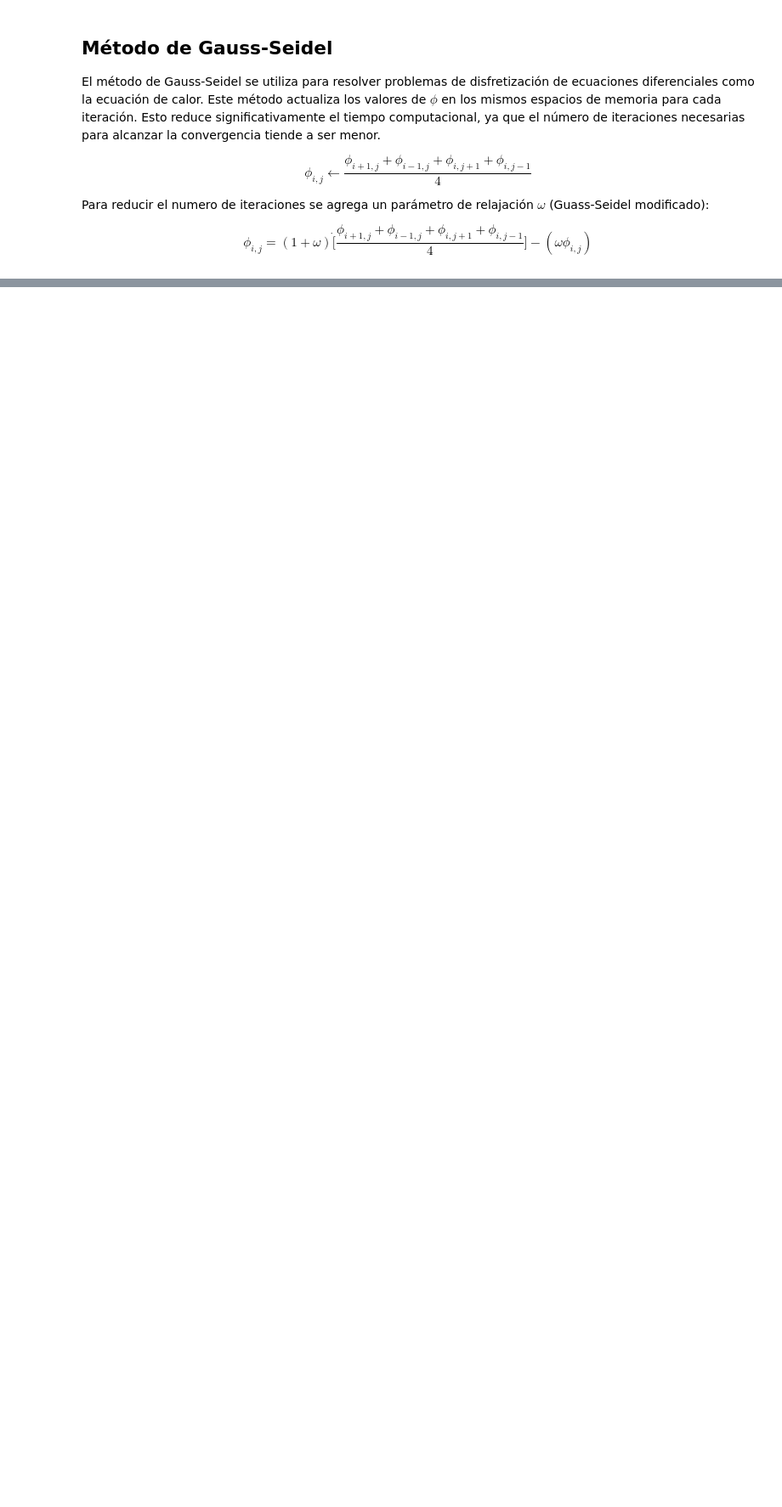
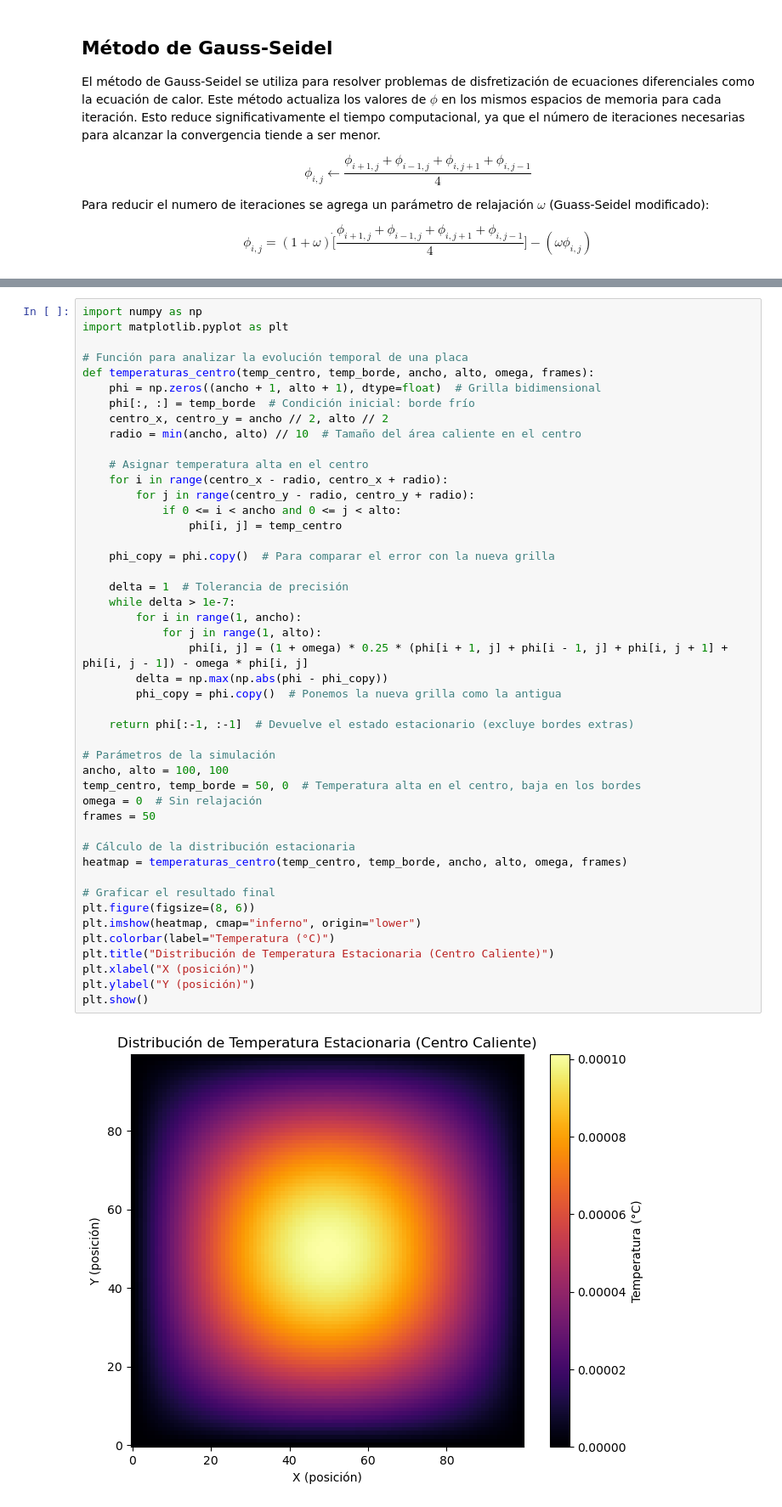
Before and after one commit to RobertoMendezAlfaro/Proyecto-Final-Ecuacion-de-Calor, a Jupyter notebook: codigos/proyecto_ecuacion_calor.ipynb, the cells around one changed output, grey strips where cells are left out. Shown: that part at 85% size. Drawn from its saved outputs; the diff is of its cells as text; blank space fills up the shorter version.

```diff
--- a/codigos/proyecto_ecuacion_calor.ipynb
+++ b/codigos/proyecto_ecuacion_calor.ipynb
@@ -79,0 +216,48 @@ $$
+# %%
+import numpy as np
+import matplotlib.pyplot as plt
+
+# Función para analizar la evolución temporal de una placa
+def temperaturas_centro(temp_centro, temp_borde, ancho, alto, omega, frames):
+    phi = np.zeros((ancho + 1, alto + 1), dtype=float)  # Grilla bidimensional
+    phi[:, :] = temp_borde  # Condición inicial: borde frío
+    centro_x, centro_y = ancho // 2, alto // 2
+    radio = min(ancho, alto) // 10  # Tamaño del área caliente en el centro
+
+    # Asignar temperatura alta en el centro
+    for i in range(centro_x - radio, centro_x + radio):
+        for j in range(centro_y - radio, centro_y + radio):
+            if 0 <= i < ancho and 0 <= j < alto:
+                phi[i, j] = temp_centro
+
+    phi_copy = phi.copy()  # Para comparar el error con la nueva grilla
+
+    delta = 1  # Tolerancia de precisión
+    while delta > 1e-7:
+        for i in range(1, ancho):
+            for j in range(1, alto):
+                phi[i, j] = (1 + omega) * 0.25 * (phi[i + 1, j] + phi[i - 1, j] + phi[i, j + 1] + phi[i, j - 1]) - omega * phi[i, j]
+        delta = np.max(np.abs(phi - phi_copy))
+        phi_copy = phi.copy()  # Ponemos la nueva grilla como la antigua
+
+    return phi[:-1, :-1]  # Devuelve el estado estacionario (excluye bordes extras)
+
+# Parámetros de la simulación
+ancho, alto = 100, 100
+temp_centro, temp_borde = 50, 0  # Temperatura alta en el centro, baja en los bordes
+omega = 0  # Sin relajación
+frames = 50
+
+# Cálculo de la distribución estacionaria
+heatmap = temperaturas_centro(temp_centro, temp_borde, ancho, alto, omega, frames)
+
+# Graficar el resultado final
+plt.figure(figsize=(8, 6))
+plt.imshow(heatmap, cmap="inferno", origin="lower")
+plt.colorbar(label="Temperatura (°C)")
+plt.title("Distribución de Temperatura Estacionaria (Centro Caliente)")
+plt.xlabel("X (posición)")
+plt.ylabel("Y (posición)")
+plt.show()
+# %% [output]
+[figure, added]
```
Also changed, not shown: parts of 8 cells of this notebook.
